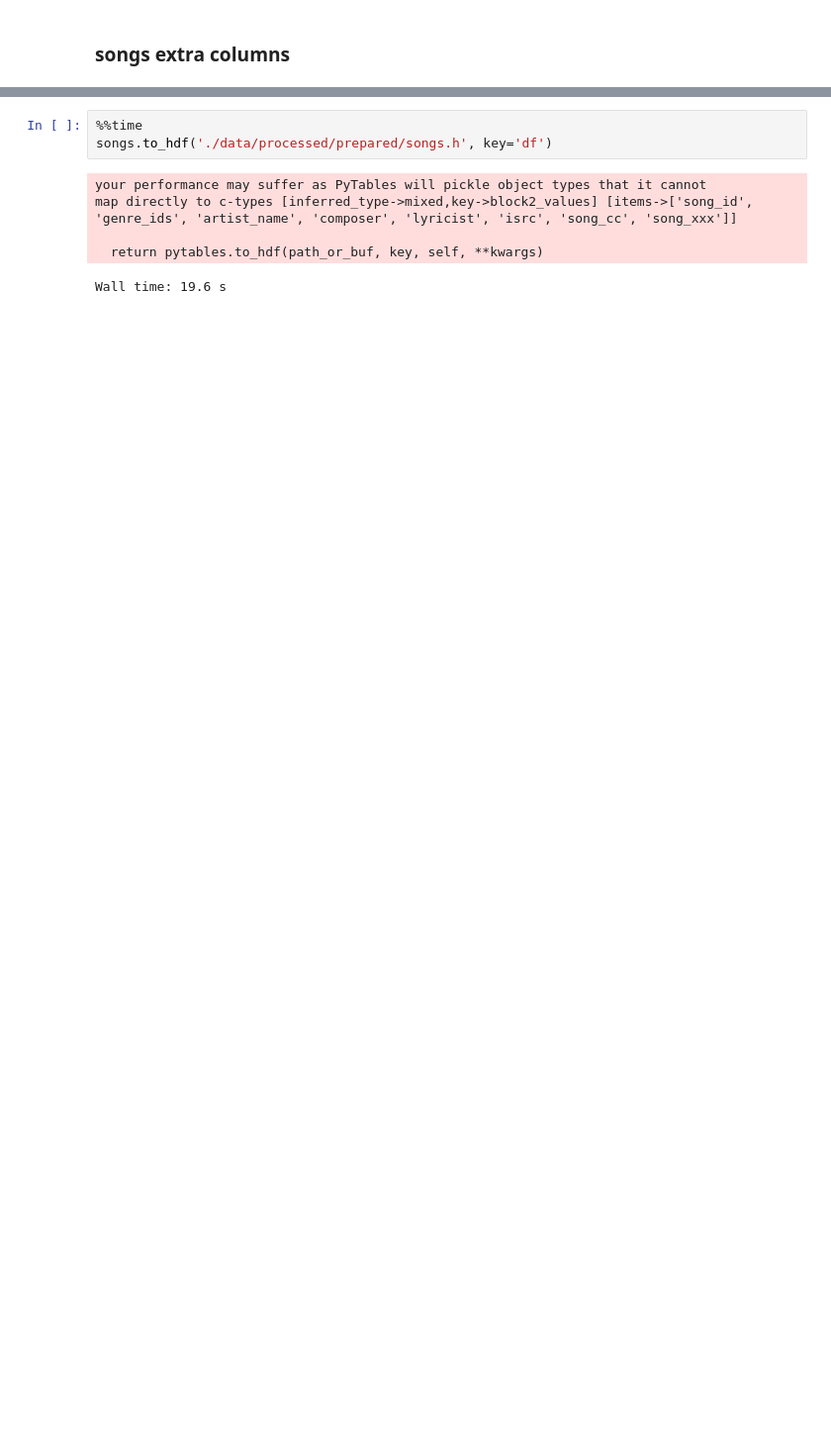
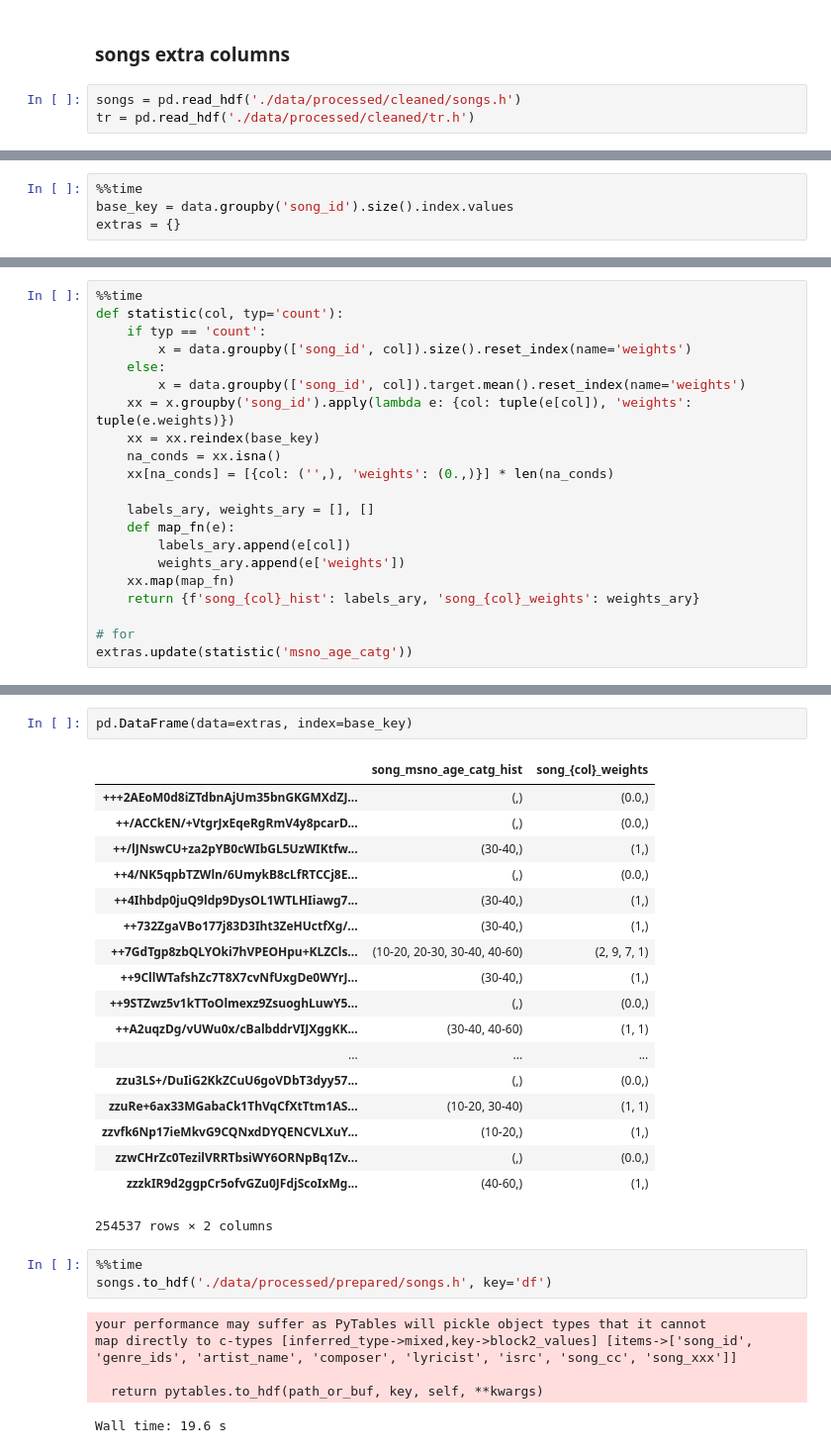
Before and after one commit to CloudMile/ml-specialized, a Jupyter notebook: kkbox/kkbox.ipynb, the cells around one changed output, grey strips where cells are left out. Shown at 99% size. Saved outputs shown, nothing was run; the diff lists cells and outputs as text; blank space fills up the shorter version.

```diff
--- a/kkbox/kkbox.ipynb
+++ b/kkbox/kkbox.ipynb
@@ -352,4 +401,7 @@ Wall time: 19 s
 # %% [markdown]
 ### songs extra columns
+# %%
+songs = pd.read_hdf('./data/processed/cleaned/songs.h')
+tr = pd.read_hdf('./data/processed/cleaned/tr.h')
 # %%
 members = pd.read_hdf('./data/processed/prepared/member.h')
@@ -426,0 +481,4 @@ KeyboardInterrupt:
+# %%
+%%time
+base_key = data.groupby('song_id').size().index.values
+extras = {}
@@ -426,0 +487,21 @@ KeyboardInterrupt:
+# %%
+%%time
+def statistic(col, typ='count'):
+    if typ == 'count':
+        x = data.groupby(['song_id', col]).size().reset_index(name='weights')
+    else:
+        x = data.groupby(['song_id', col]).target.mean().reset_index(name='weights')
+    xx = x.groupby('song_id').apply(lambda e: {col: tuple(e[col]), 'weights': tuple(e.weights)})
+    xx = xx.reindex(base_key)
+    na_conds = xx.isna()
+    xx[na_conds] = [{col: ('',), 'weights': (0.,)}] * len(na_conds)
+
+    labels_ary, weights_ary = [], []
+    def map_fn(e):
+        labels_ary.append(e[col])
+        weights_ary.append(e['weights'])
+    xx.map(map_fn)
+    return {f'song_{col}_hist': labels_ary, 'song_{col}_weights': weights_ary}
+
+# for
+extras.update(statistic('msno_age_catg'))
@@ -427,3 +510,24 @@ KeyboardInterrupt:
+# %%
+pd.DataFrame(data=extras, index=base_key)
+# %% [output]
+|  | song_msno_age_catg_hist | song_{col}_weights |
+| +++2AEoM0d8iZTdbnAjUm35bnGKGMXdZJ... | (,) | (0.0,) |
+| ++/ACCkEN/+VtgrJxEqeRgRmV4y8pcarD... | (,) | (0.0,) |
+| ++/lJNswCU+za2pYB0cWIbGL5UzWIKtfw... | (30-40,) | (1,) |
+| ++4/NK5qpbTZWln/6UmykB8cLfRTCCj8E... | (,) | (0.0,) |
+| ++4Ihbdp0juQ9ldp9DysOL1WTLHIiawg7... | (30-40,) | (1,) |
+| ++732ZgaVBo177j83D3Iht3ZeHUctfXg/... | (30-40,) | (1,) |
+| ++7GdTgp8zbQLYOki7hVPEOHpu+KLZCls... | (10-20, 20-30, 30-40, 40-60) | (2, 9, 7, 1) |
+| ++9CllWTafshZc7T8X7cvNfUxgDe0WYrJ... | (30-40,) | (1,) |
+| ++9STZwz5v1kTToOlmexz9ZsuoghLuwY5... | (,) | (0.0,) |
+| ++A2uqzDg/vUWu0x/cBalbddrVIJXggKK... | (30-40, 40-60) | (1, 1) |
+| ... | ... | ... |
+| zzu3LS+/DuIiG2KkZCuU6goVDbT3dyy57... | (,) | (0.0,) |
+| zzuRe+6ax33MGabaCk1ThVqCfXtTtm1AS... | (10-20, 30-40) | (1, 1) |
+| zzvfk6Np17ieMkvG9CQNxdDYQENCVLXuY... | (10-20,) | (1,) |
+| zzwCHrZc0TezilVRRTbsiWY6ORNpBq1Zv... | (,) | (0.0,) |
+| zzzkIR9d2ggpCr5ofvGZu0JFdjScoIxMg... | (40-60,) | (1,) |
+254537 rows × 2 columns
 # %%
 %%time
 songs.to_hdf('./data/processed/prepared/songs.h', key='df')
```
Also changed, not shown: parts of 21 cells of this notebook, 1 other file.
